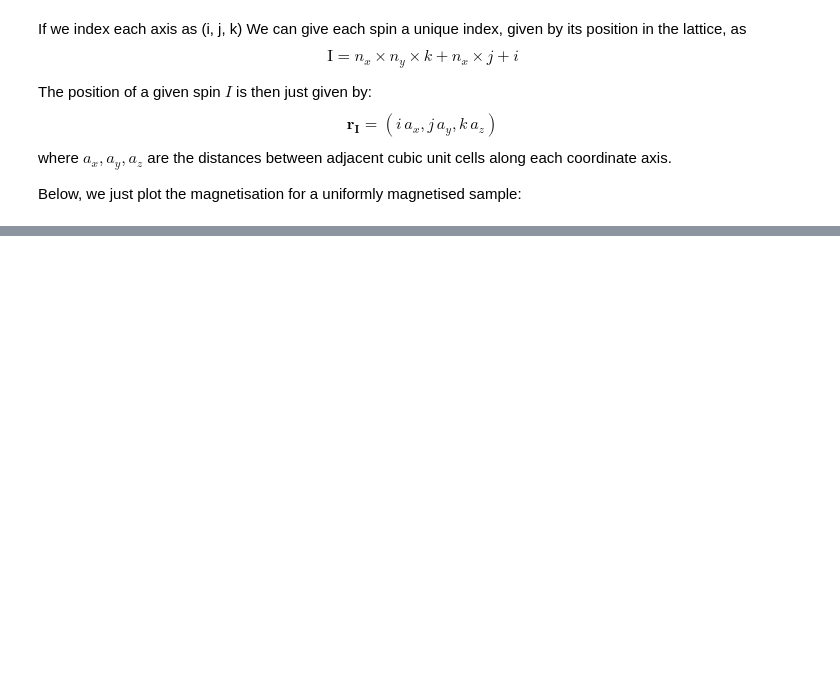
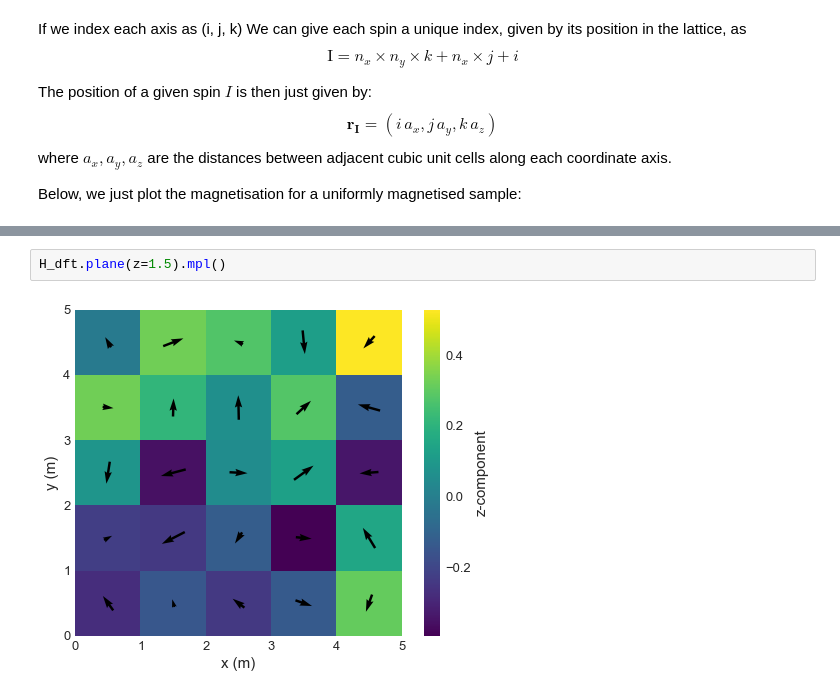
Before and after one commit to ubermag/discretisedfield, a Jupyter notebook: dev/demag.ipynb, the cells around one changed output, grey strips where cells are left out. Saved outputs shown, nothing was run; the diff lists cells and outputs as text; blank space fills up the shorter version.

```diff
--- a/dev/demag.ipynb
+++ b/dev/demag.ipynb
@@ -396,0 +329,4 @@ fidimag Hz
+# %%
+H_dft.plane(z=1.5).mpl()
+# %% [output]
+[figure, added]
```
Also changed, not shown: parts of 36 cells of this notebook.
